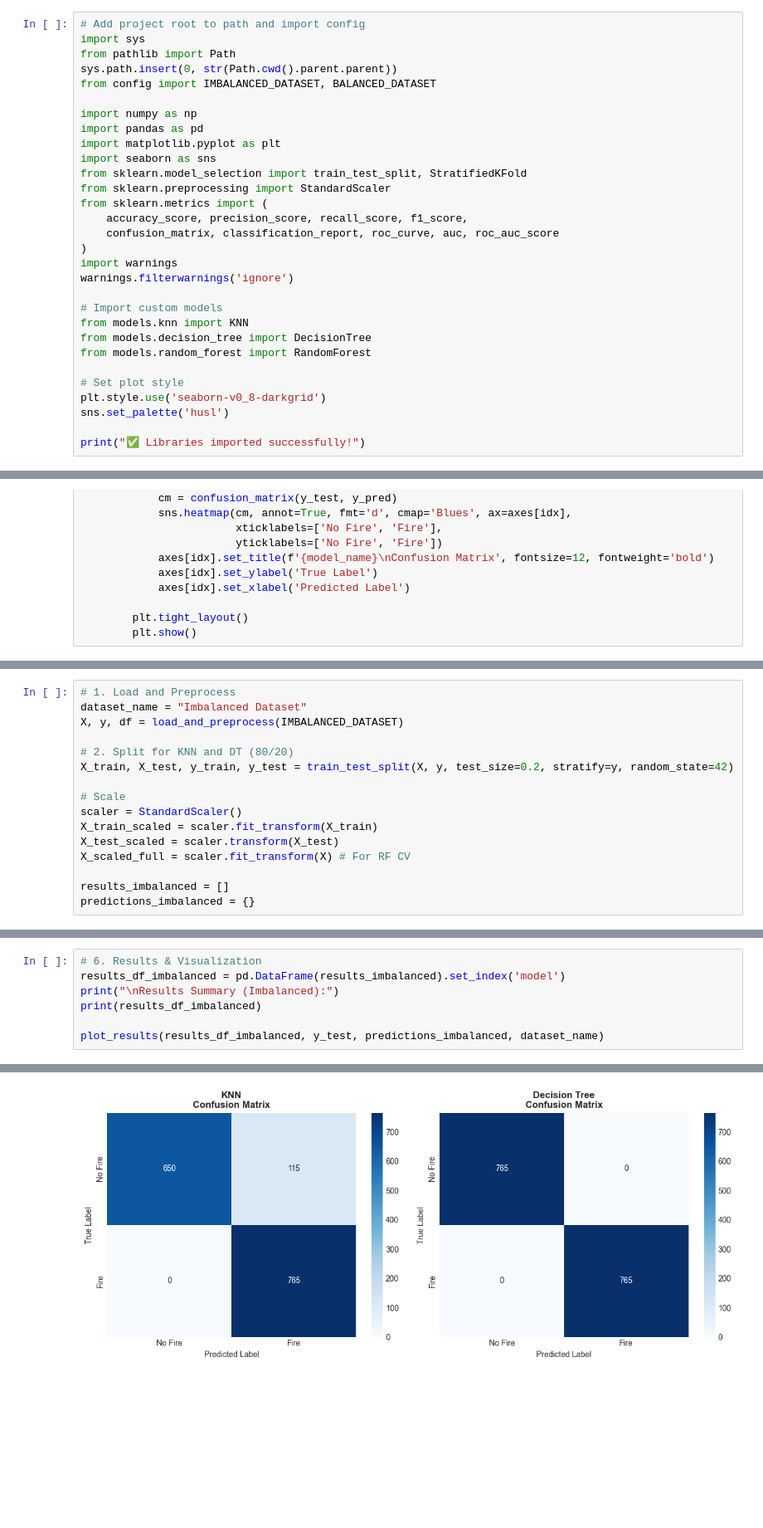
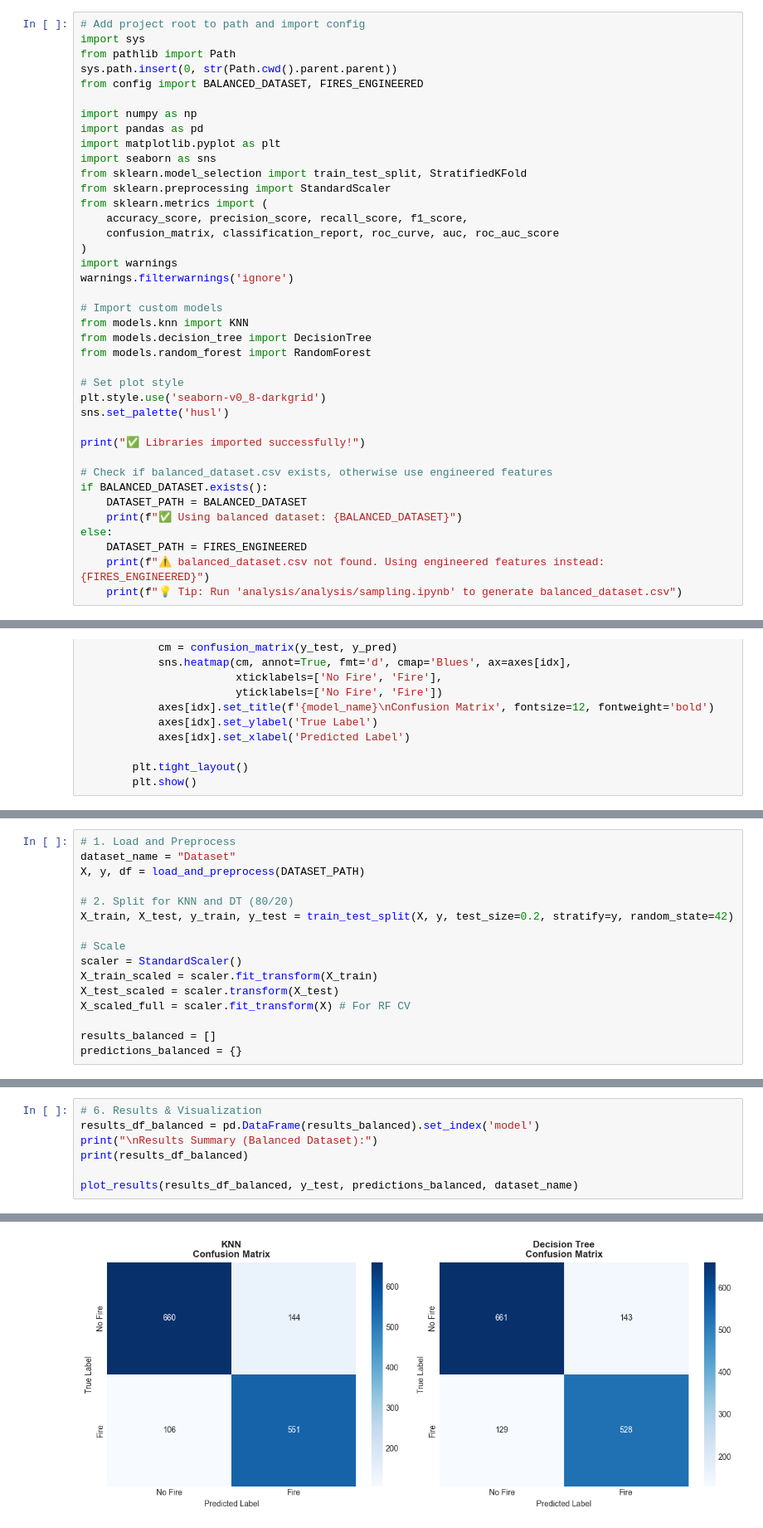
Before and after one commit to BESSAI-Tayeb/forest-fires-algeria-tunisia-analysis, a Jupyter notebook: analysis/supervised/model_training.ipynb, the cells around one changed output, grey strips where cells are left out. Shown at 83% size. Saved outputs shown, nothing was run; the diff lists cells and outputs as text; blank space fills up the shorter version.

```diff
--- a/analysis/supervised/model_training.ipynb
+++ b/analysis/supervised/model_training.ipynb
@@ -5,7 +5,7 @@
 import sys
 from pathlib import Path
 sys.path.insert(0, str(Path.cwd().parent.parent))
-from config import IMBALANCED_DATASET, BALANCED_DATASET
+from config import BALANCED_DATASET, FIRES_ENGINEERED
 
 import numpy as np
 import pandas as pd
@@ -30,5 +30,14 @@ plt.style.use('seaborn-v0_8-darkgrid')
 sns.set_palette('husl')
 
 print("✅ Libraries imported successfully!")
+
+# Check if balanced_dataset.csv exists, otherwise use engineered features
+if BALANCED_DATASET.exists():
+    DATASET_PATH = BALANCED_DATASET
+    print(f"✅ Using balanced dataset: {BALANCED_DATASET}")
+else:
+    DATASET_PATH = FIRES_ENGINEERED
+    print(f"⚠️ balanced_dataset.csv not found. Using engineered features instead: {FIRES_ENGINEERED}")
+    print(f"💡 Tip: Run 'analysis/analysis/sampling.ipynb' to generate balanced_dataset.csv")
 # %% [output]
 ✅ Libraries imported successfully!
@@ -113,7 +126,7 @@ We test the models on the imbalanced dataset (70% Fire, 30% No Fire).
 # %%
 # 1. Load and Preprocess
-dataset_name = "Imbalanced Dataset"
-X, y, df = load_and_preprocess(IMBALANCED_DATASET)
+dataset_name = "Dataset"
+X, y, df = load_and_preprocess(DATASET_PATH)
 
 # 2. Split for KNN and DT (80/20)
 X_train, X_test, y_train, y_test = train_test_split(X, y, test_size=0.2, stratify=y, random_state=42)
@@ -124,6 +137,6 @@ X_train_scaled = scaler.fit_transform(X_train)
 X_test_scaled = scaler.transform(X_test)
 X_scaled_full = scaler.fit_transform(X) # For RF CV
 
-results_imbalanced = []
-predictions_imbalanced = {}
+results_balanced = []
+predictions_balanced = {}
 # %% [output]
@@ -186,8 +202,8 @@ Training Random Forest (Stratified K-Fold)...
 # %%
 # 6. Results & Visualization
-results_df_imbalanced = pd.DataFrame(results_imbalanced).set_index('model')
-print("\nResults Summary (Imbalanced):")
-print(results_df_imbalanced)
+results_df_balanced = pd.DataFrame(results_balanced).set_index('model')
+print("\nResults Summary (Balanced Dataset):")
+print(results_df_balanced)
 
-plot_results(results_df_imbalanced, y_test, predictions_imbalanced, dataset_name)
+plot_results(results_df_balanced, y_test, predictions_balanced, dataset_name)
 # %% [output]
@@ -201,2 +217,2 @@ Decision Tree  1.000000   1.000000     1.0  1.000000
-[figure, old version]
+[figure, new version]
 # %% [markdown]
```
Also changed, not shown: parts of 13 cells of this notebook, 3 other files.
